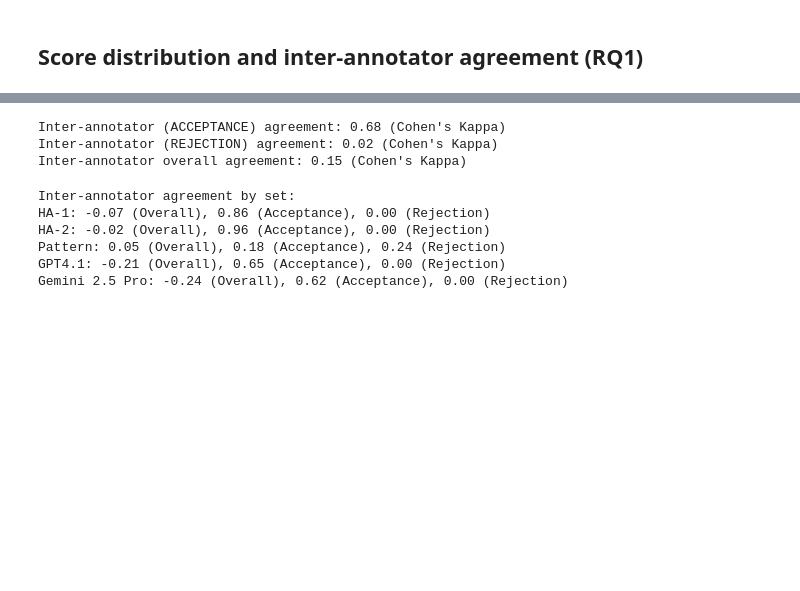
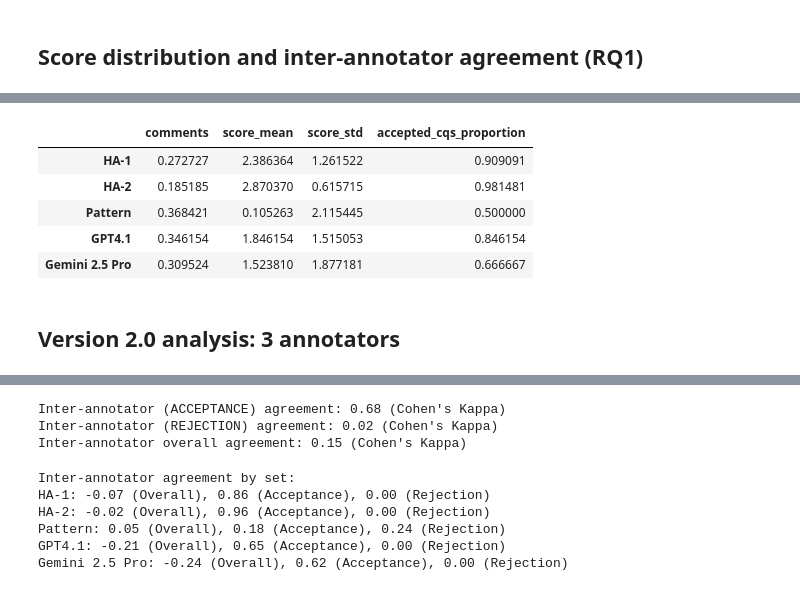
Before and after one commit to KE-UniLiv/askcq, a Jupyter notebook: askcq/overview.ipynb, the cells around one changed output, grey strips where cells are left out. Saved outputs shown, nothing was run; the diff lists cells and outputs as text; code cells hidden in the pictures; blank space fills up the shorter version.

```diff
--- a/askcq/overview.ipynb
+++ b/askcq/overview.ipynb
@@ -38,0 +92,16 @@ plot_score_distribution(cq_df)
+# %%
+# Print the mean and std of the scores for each set
+def print_score_stats(cq_df):
+    """
+    Print the mean and std of the scores for each set.
+    """
+    # Get the mean and std of the scores for each set
+    stats = cq_df.groupby("set")["score"].agg(["mean", "std"])
+    # Map the set numbers to names
+    stats.index = [SET_MAPPING[set_num] for set_num in stats.index]
+    return stats
+# Get the mean and std of the scores for each set
+stats = print_score_stats(cq_df)
+rq1_results['score_mean'] = stats['mean']
+rq1_results['score_std'] = stats['std']
+rq1_results
@@ -38,0 +115,29 @@ plot_score_distribution(cq_df)
+# %%
+# Print the proportion of CQs in each set that received a score > 0
+def print_proportion_cqs_with_score_gt_0(cq_df):
+    """
+    Print the proportion of CQs in each set that received a score > 0.
+    """
+    # Get the number of CQs per set
+    set_counts = cq_df['set'].value_counts()
+    # Get the number of CQs with score > 0 per set
+    set_score_counts = cq_df[cq_df['score'] > 0]['set'].value_counts()
+    # Get the proportion of CQs with score > 0 per set
+    proportions = set_score_counts / set_counts
+    # Map the set numbers to names
+    proportions.index = [SET_MAPPING[set_num] for set_num in proportions.index]
+    return proportions
+# Get the proportion of CQs with score > 0 per set
+proportions = print_proportion_cqs_with_score_gt_0(cq_df)
+# update the rq1_results dataframe with the proportions
+rq1_results['accepted_cqs_proportion'] = proportions
+rq1_results
+# %% [output]
+|  | comments | score_mean | score_std | accepted_cqs_proportion |
+| HA-1 | 0.272727 | 2.386364 | 1.261522 | 0.909091 |
+| HA-2 | 0.185185 | 2.870370 | 0.615715 | 0.981481 |
+| Pattern | 0.368421 | 0.105263 | 2.115445 | 0.500000 |
+| GPT4.1 | 0.346154 | 1.846154 | 1.515053 | 0.846154 |
+| Gemini 2.5 Pro | 0.309524 | 1.523810 | 1.877181 | 0.666667 |
+# %% [markdown]
+## Version 2.0 analysis: 3 annotators
```
Also changed, not shown: parts of 13 cells of this notebook, 17 other files.
